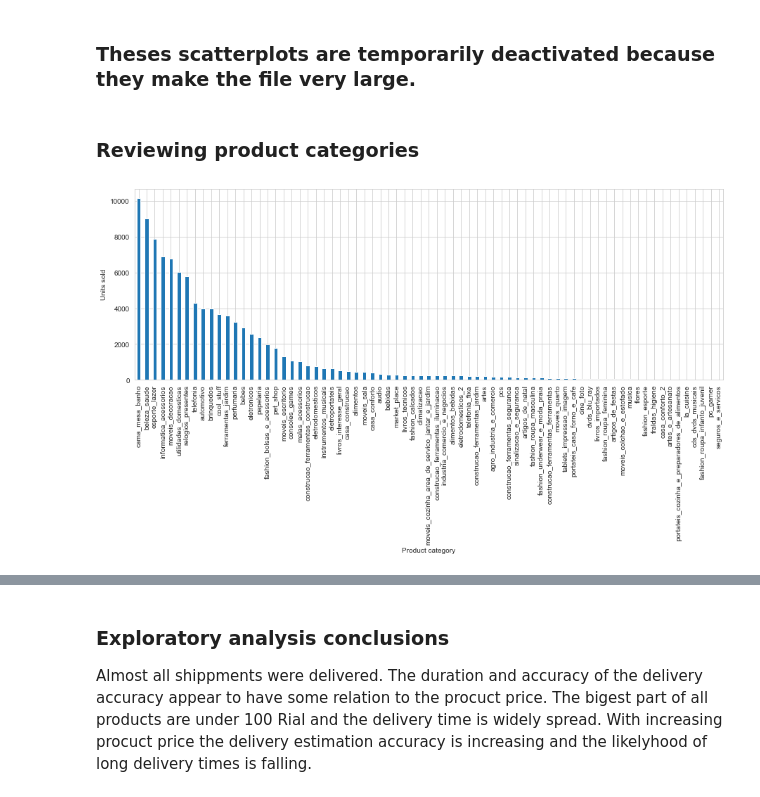
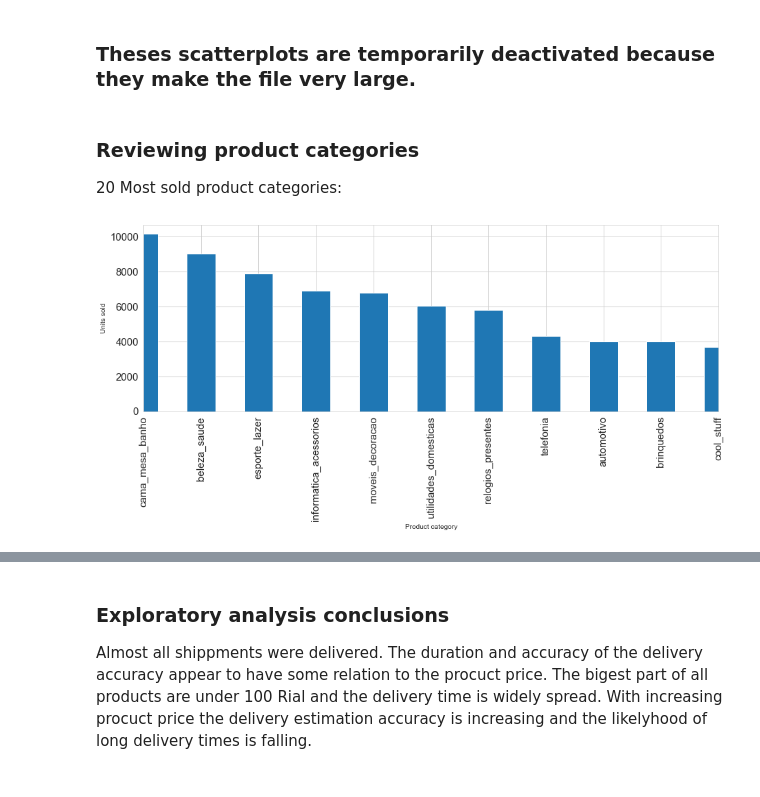
Before and after one commit to LarsTinnefeld/olist_ecom_analysis, a Jupyter notebook: olist_analysis.ipynb, the cells around one changed output, grey strips where cells are left out. Cells and saved outputs as stored; diff of their text form; code cells hidden in the pictures.

```diff
--- a/olist_analysis.ipynb
+++ b/olist_analysis.ipynb
@@ -559,10 +559,11 @@ It would now be interesting to see if the shipping duration, the duration estima
 #plt.ylabel('Planned vs. true delivery duration');
 # %% [markdown]
 ### Reviewing product categories
+20 Most sold product categories:
 # %%
-plt.figure(figsize=(15,5))
 plt.xlabel('Product category')
 plt.ylabel('Units sold')
-df_order_items_consolidated['product_category_name'].value_counts().plot(kind="bar");
+df_order_items_consolidated['product_category_name'].value_counts().plot(kind="bar", fontsize=15, figsize=(15,5))
+plt.xlim(0,10);
 # %% [output]
-[figure, old version]
+[figure, new version]
```
Also changed, not shown: parts of 10 cells of this notebook.
